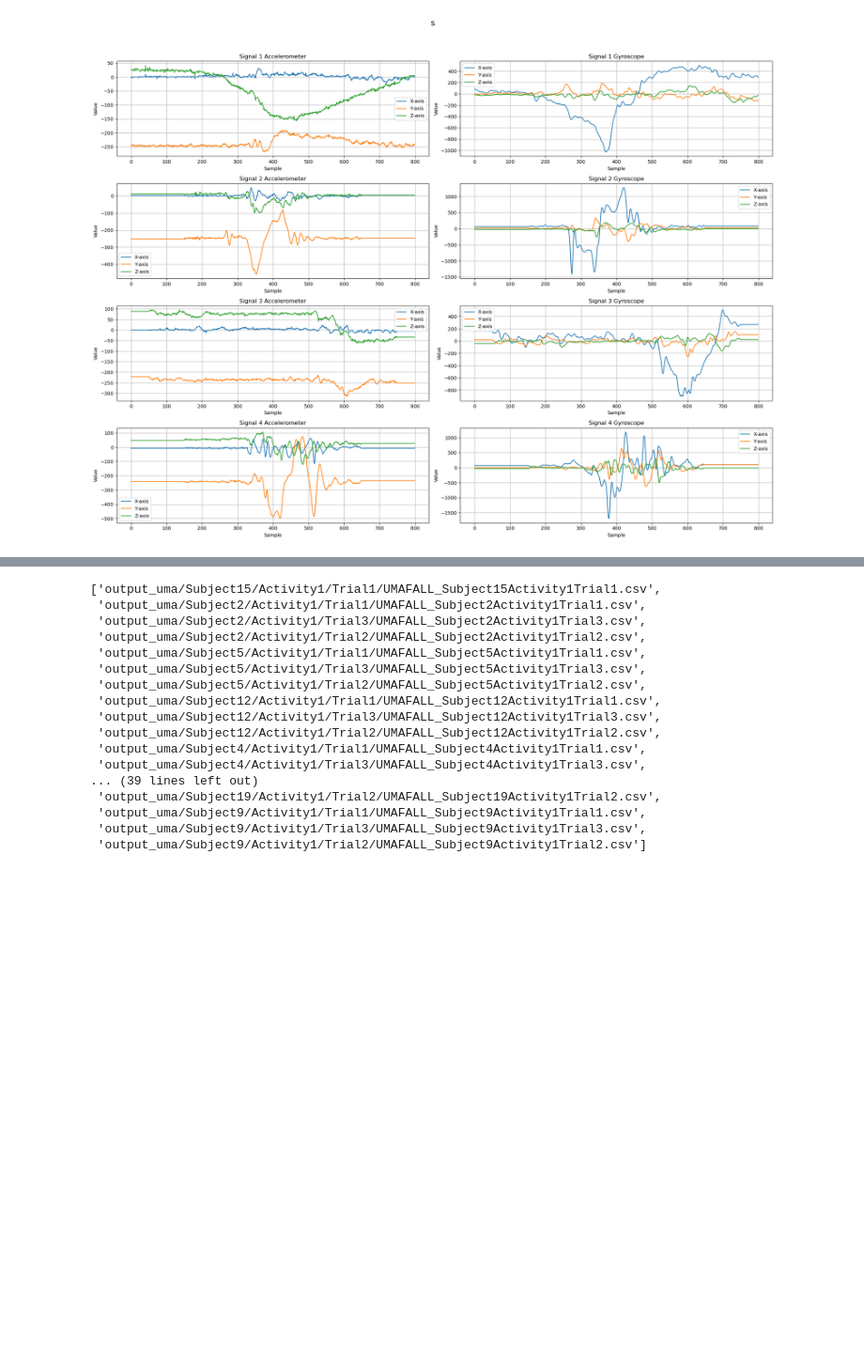
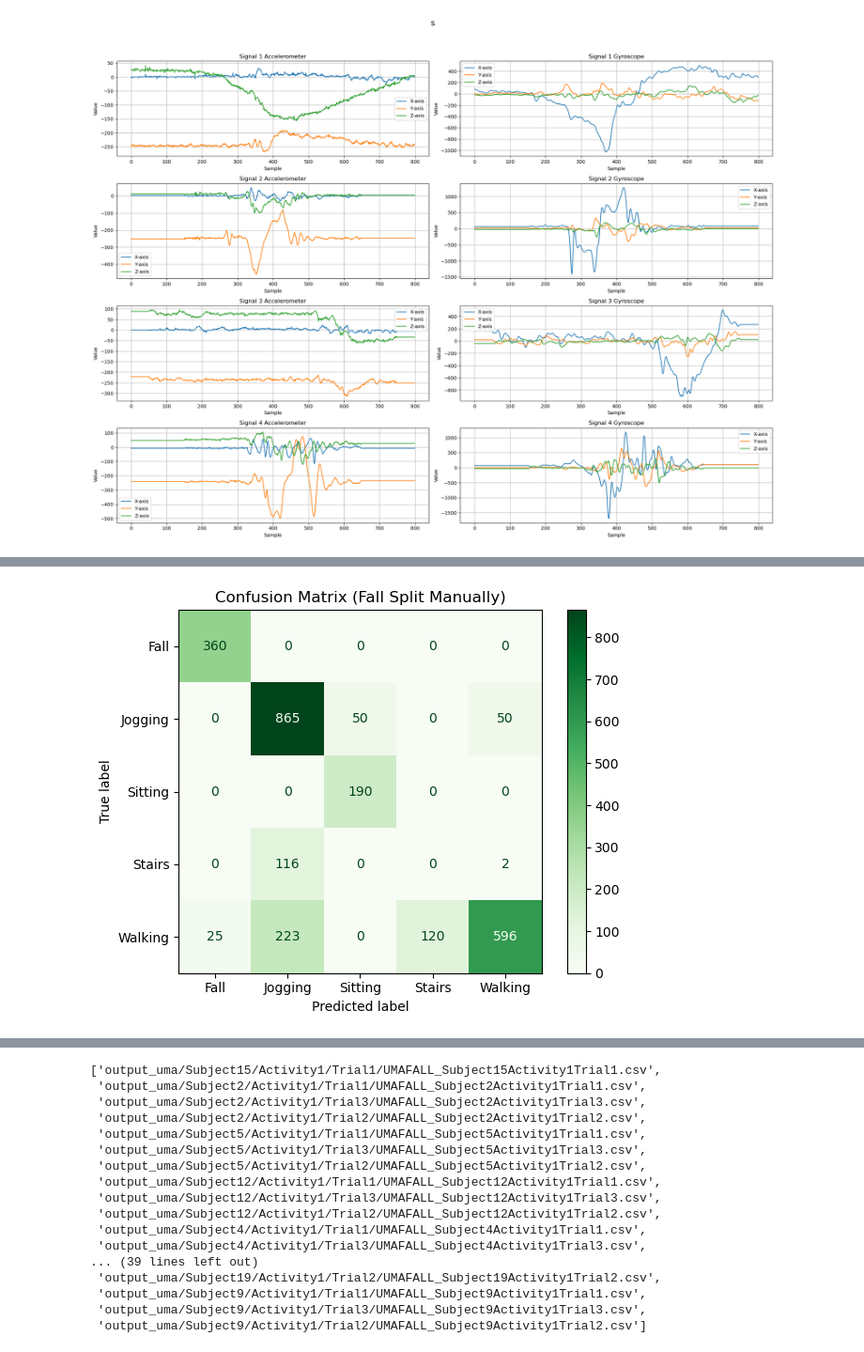
Before and after one commit to AliShrz/earpiece-fall-detection, a Jupyter notebook: SisFall_cleaned.ipynb, the cells around one changed output, grey strips where cells are left out. Shown at 94% size. Drawn from its saved outputs; the diff is of its cells as text; code cells hidden in the pictures; blank space fills up the shorter version.

Commit message:
Implement code changes to enhance functionality and improve performance

```diff
--- a/SisFall_cleaned.ipynb
+++ b/SisFall_cleaned.ipynb
@@ -526,0 +546,91 @@ extracted_features_minimal = extract_features(
+# %%
+import pandas as pd
+import numpy as np
+from collections import defaultdict
+from tsfresh import extract_features, select_features
+from tsfresh.feature_extraction import MinimalFCParameters
+from tsfresh.utilities.dataframe_functions import impute
+from sklearn.ensemble import RandomForestClassifier
+from sklearn.metrics import classification_report, confusion_matrix, ConfusionMatrixDisplay
+import matplotlib.pyplot as plt
+
+id_label_pairs = []
+for key, info in activity_mapper.items():
+    label = info["label"]
+    data_list = info["data"]
+    for i in range(len(data_list)):
+        sample_id = f'{key}_{i+1}'
+        id_label_pairs.append((sample_id, label))
+
+label_df = pd.DataFrame(id_label_pairs, columns=['ID', 'Label'])
+label_df['Group'] = label_df['ID'].apply(lambda x: x.split('_')[0])
+
+all_labels = label_df.set_index('ID').loc[extracted_features_minimal.index]['Label']
+all_groups = label_df.set_index('ID').loc[extracted_features_minimal.index]['Group']
+
+# ---------------------
+# STEP 3: Manual Fall Sample Split (Group F)
+# ---------------------
+fall_ids = label_df[(label_df['Label'] == 'Fall') & (label_df['Group'] == 'F')]['ID'].tolist()
+rng = np.random.default_rng(seed=42)
+rng.shuffle(fall_ids)
+split_idx = int(len(fall_ids) * 0.8)
+fall_train_ids = set(fall_ids[:split_idx])
+fall_test_ids = set(fall_ids[split_idx:])
+
+# ---------------------
+# STEP 4: Group-Stratified Split (excluding group F)
+# ---------------------
+non_f_label_df = label_df[label_df['Group'] != 'F']
+label_to_groups = non_f_label_df.groupby('Label')['Group'].unique().to_dict()
+
+train_groups = set()
+test_groups = set()
+
+for label, groups in label_to_groups.items():
+    group_list = [g for g in groups]
+    rng.shuffle(group_list)
+    split_point = max(1, int(len(group_list) * 0.8))
+    train_part = set(group_list[:split_point])
+    test_part = set(group_list[split_point:])
+    train_groups |= train_part
+    test_groups |= test_part
+
+test_groups -= train_groups
+
+# ---------------------
+# STEP 5: Combine IDs
+# ---------------------
+group_series = label_df.set_index('ID').loc[extracted_features_minimal.index]['Group']
+train_idx = group_series[group_series.isin(train_groups)].index.union(fall_train_ids)
+test_idx = group_series[group_series.isin(test_groups)].index.union(fall_test_ids)
+
+X_train = extracted_features_minimal.loc[train_idx]
+X_test = extracted_features_minimal.loc[test_idx]
+y_train = all_labels.loc[train_idx]
+y_test = all_labels.loc[test_idx]
+
+# ---------------------
+# STEP 6: Train & Evaluate
+# ---------------------
+X_train_filtered = select_features(X_train, y_train)
+X_test_filtered = X_test[X_train_filtered.columns]
+
+rf_model = RandomForestClassifier(random_state=42, class_weight='balanced')
+rf_model.fit(X_train_filtered, y_train)
+y_pred_rf = rf_model.predict(X_test_filtered)
+
+print("=== Random Forest Classification Report (Fall Always Included) ===")
+print(classification_report(y_test, y_pred_rf))
+
+labels = sorted(y_train.unique())
+cm = confusion_matrix(y_test, y_pred_rf, labels=labels)
+disp = ConfusionMatrixDisplay(confusion_matrix=cm, display_labels=labels)
+disp.plot(cmap='Greens', values_format='d')
+plt.title("Confusion Matrix (Fall Split Manually)")
+plt.tight_layout()
+plt.show()
+
+import joblib
+joblib.dump(rf_model, 'random_forest_fall_detector_full.pkl')
+# %% [output]
@@ -526,0 +649 @@ extracted_features_minimal = extract_features(
+[figure, added]
```
Also changed, not shown: parts of 16 cells of this notebook, 2 other files.
